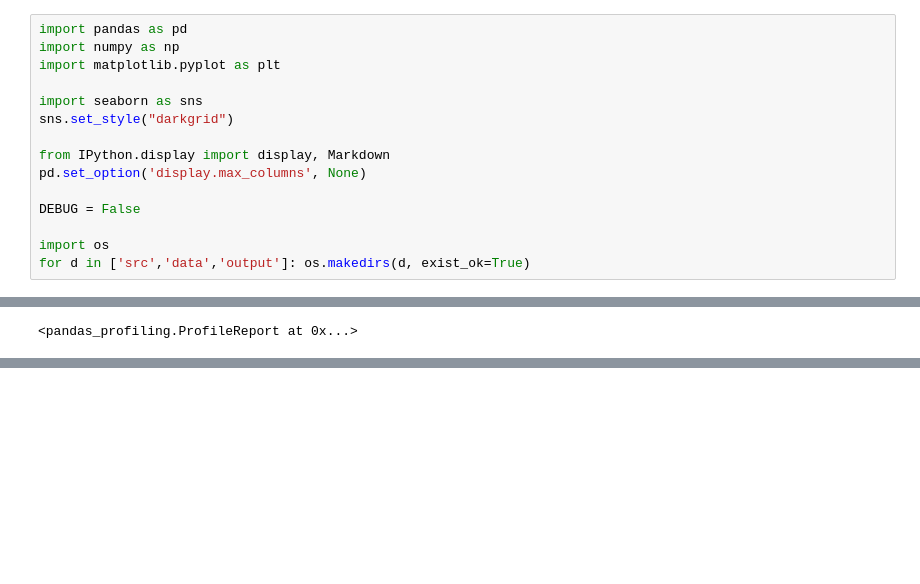
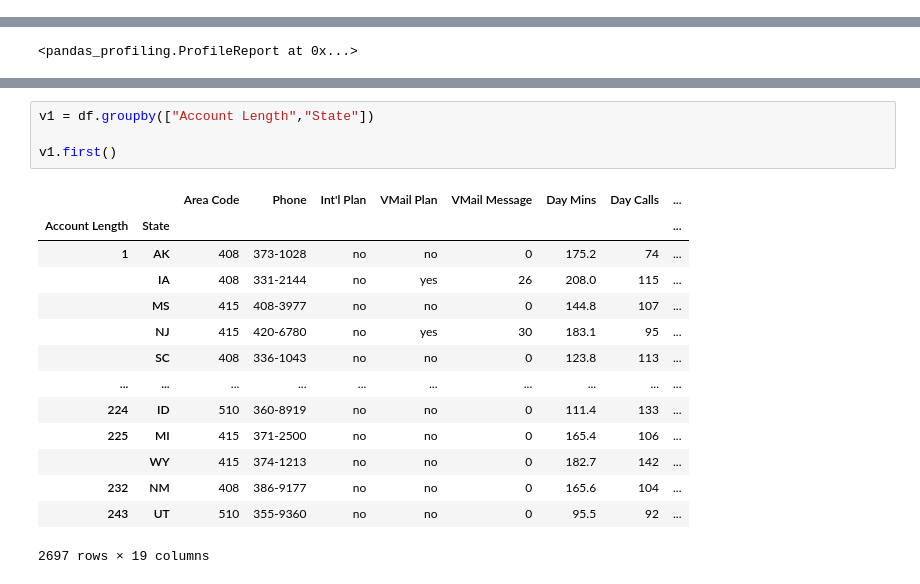
Before and after one commit to Emmaf97/Datamining2-labs, a Jupyter notebook: Welcome_To_Colaboratory.ipynb, the cells around one changed output, grey strips where cells are left out. Cells and saved outputs as stored; diff of their text form; blank space fills up the shorter version.

```diff
--- a/Welcome_To_Colaboratory.ipynb
+++ b/Welcome_To_Colaboratory.ipynb
@@ -14,15 +0,0 @@ With Colaboratory you can write and execute code, save and share your analyses,
-# %%
-import pandas as pd
-import numpy as np
-import matplotlib.pyplot as plt
-
-import seaborn as sns
-sns.set_style("darkgrid")
-
-from IPython.display import display, Markdown
-pd.set_option('display.max_columns', None)
-
-DEBUG = False
-
-import os
-for d in ['src','data','output']: os.makedirs(d, exist_ok=True)
@@ -102,0 +133,19 @@ A few featured examples:
+# %%
+v1 = df.groupby(["Account Length","State"])
+
+v1.first()
+# %% [output]
+|  |  | Area Code | Phone | Int'l Plan | VMail Plan | VMail Message | Day Mins | Day Calls | ... |
+| Account Length | State |  |  |  |  |  |  |  | ... |
+| 1 | AK | 408 | 373-1028 | no | no | 0 | 175.2 | 74 | ... |
+|  | IA | 408 | 331-2144 | no | yes | 26 | 208.0 | 115 | ... |
+|  | MS | 415 | 408-3977 | no | no | 0 | 144.8 | 107 | ... |
+|  | NJ | 415 | 420-6780 | no | yes | 30 | 183.1 | 95 | ... |
+|  | SC | 408 | 336-1043 | no | no | 0 | 123.8 | 113 | ... |
+| ... | ... | ... | ... | ... | ... | ... | ... | ... | ... |
+| 224 | ID | 510 | 360-8919 | no | no | 0 | 111.4 | 133 | ... |
+| 225 | MI | 415 | 371-2500 | no | no | 0 | 165.4 | 106 | ... |
+|  | WY | 415 | 374-1213 | no | no | 0 | 182.7 | 142 | ... |
+| 232 | NM | 408 | 386-9177 | no | no | 0 | 165.6 | 104 | ... |
+| 243 | UT | 510 | 355-9360 | no | no | 0 | 95.5 | 92 | ... |
+2697 rows × 19 columns
```
Also changed, not shown: parts of 23 cells of this notebook.
